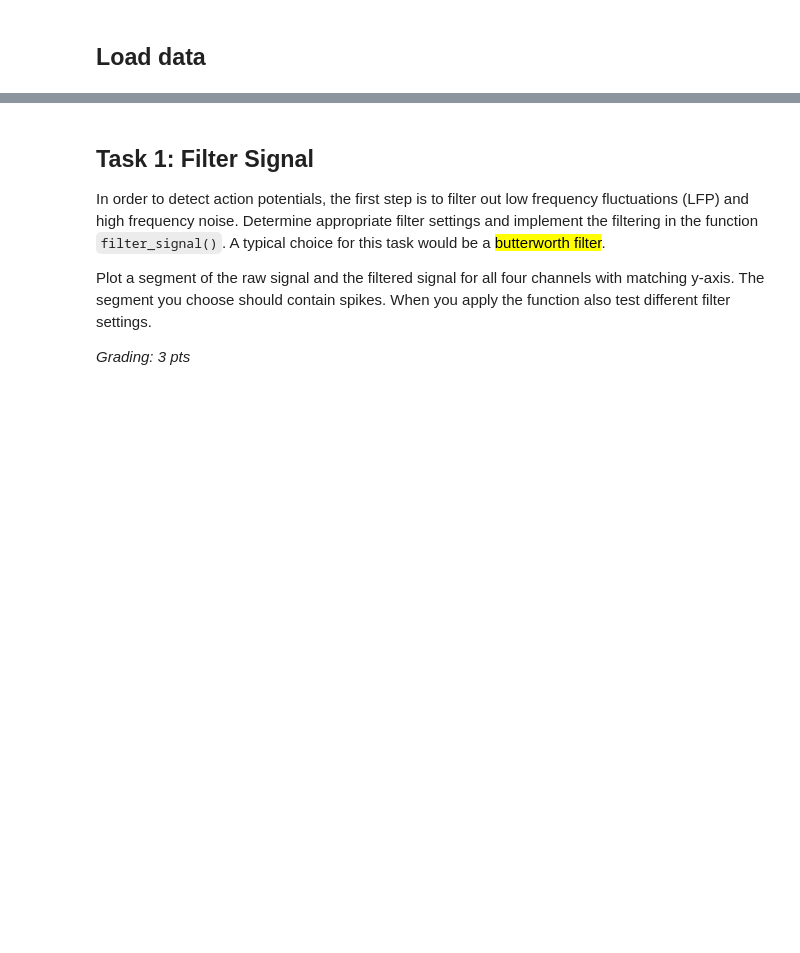
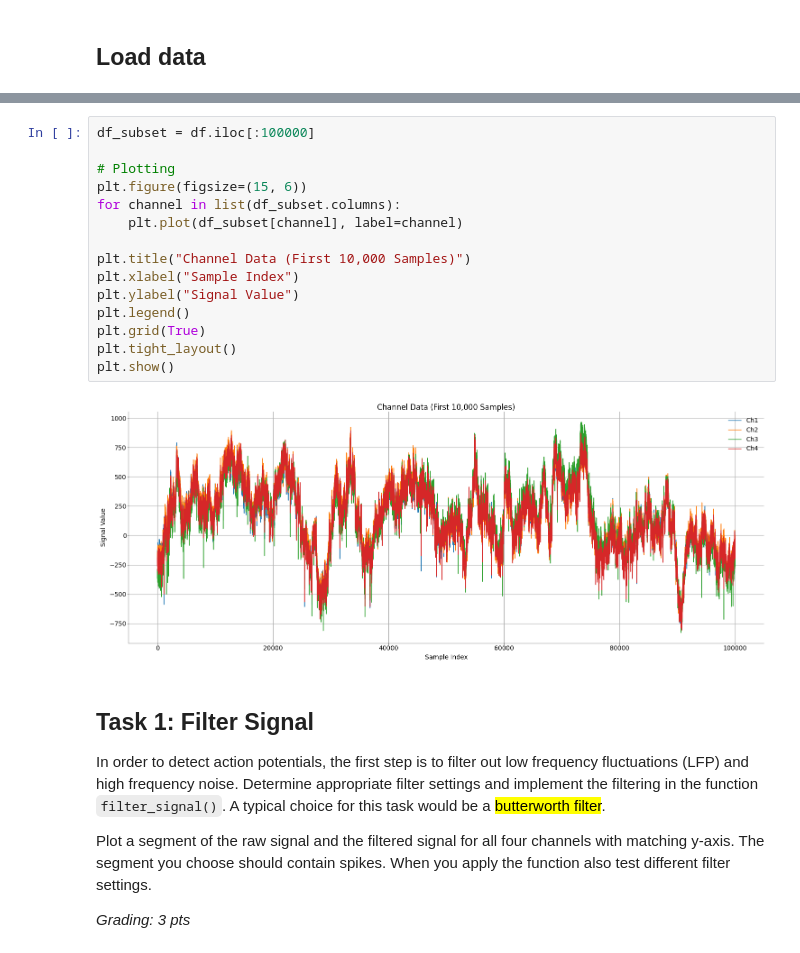
Before and after one commit to aeldably/Neural_Data_Science_Summer_2025, a Jupyter notebook: Lab_1/notebooks/CodingLab1.ipynb, the cells around one changed output, grey strips where cells are left out. Drawn from its saved outputs; the diff is of its cells as text; blank space fills up the shorter version.

```diff
--- a/Lab_1/notebooks/CodingLab1.ipynb
+++ b/Lab_1/notebooks/CodingLab1.ipynb
@@ -93,6 +93,23 @@ x.describe()
 | 50% | 1.200000e+01 | 8.000000e+00 | -1.000000e+00 | 1.000000e+01 |
 | 75% | 3.650000e+02 | 3.720000e+02 | 4.010000e+02 | 3.810000e+02 |
 | max | 2.873000e+03 | 3.004000e+03 | 3.099000e+03 | 3.017000e+03 |
+# %%
+df_subset = df.iloc[:100000]
+
+# Plotting
+plt.figure(figsize=(15, 6))
+for channel in list(df_subset.columns):
+    plt.plot(df_subset[channel], label=channel)
+
+plt.title("Channel Data (First 10,000 Samples)")
+plt.xlabel("Sample Index")
+plt.ylabel("Signal Value")
+plt.legend()
+plt.grid(True)
+plt.tight_layout()
+plt.show()
+# %% [output]
+[figure, added]
 # %% [markdown]
 ## Task 1: Filter Signal
 
```
Also changed, not shown: parts of 11 cells of this notebook.
